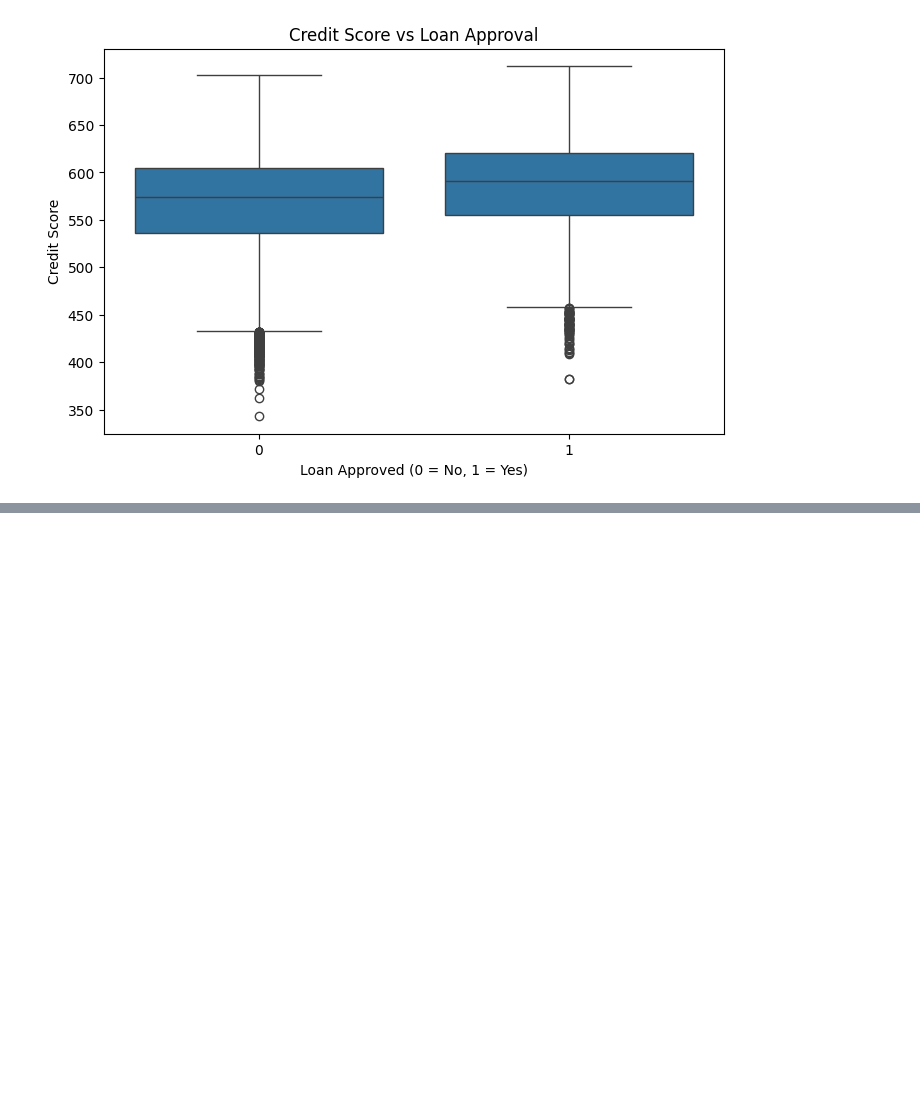
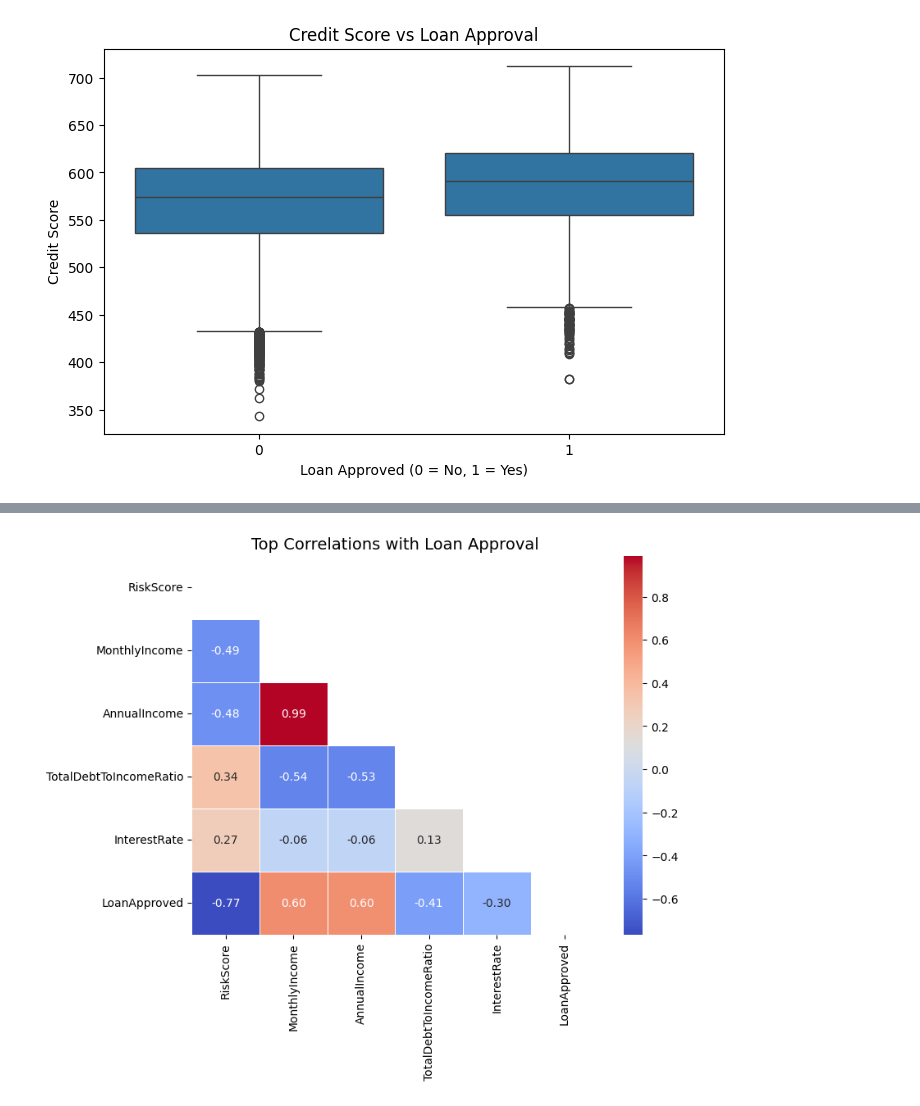
Before and after one commit to AbdulWahid026/ML_LoanApprovalPrediction-CreditRiskAnalysis, a Jupyter notebook: model.ipynb, the cells around one changed output, grey strips where cells are left out. Drawn from its saved outputs; the diff is of its cells as text; code cells hidden in the pictures; blank space fills up the shorter version.

```diff
--- a/model.ipynb
+++ b/model.ipynb
@@ -204,0 +225,25 @@ plt.show()
+# %%
+corr_matrix = data_df[numerical_columns].corr()
+loan_corr = corr_matrix["LoanApproved"].sort_values(ascending=False)
+
+top_features = loan_corr.drop("LoanApproved").abs().sort_values(ascending=False).head(5).index
+
+highlight_corr = corr_matrix.loc[list(top_features)+["LoanApproved"], list(top_features)+["LoanApproved"]]
+
+mask = np.triu(np.ones_like(highlight_corr, dtype=bool))
+
+# Plot
+plt.figure(figsize=(8,6))
+sns.heatmap(
+    highlight_corr,
+    annot=True,
+    fmt=".2f",
+    cmap="coolwarm",
+    mask=mask,
+    cbar=True,
+    linewidths=0.5
+)
+plt.title("Top Correlations with Loan Approval", fontsize=14)
+plt.show()
+# %% [output]
+[figure, added]
```
Also changed, not shown: parts of 4 cells of this notebook.
